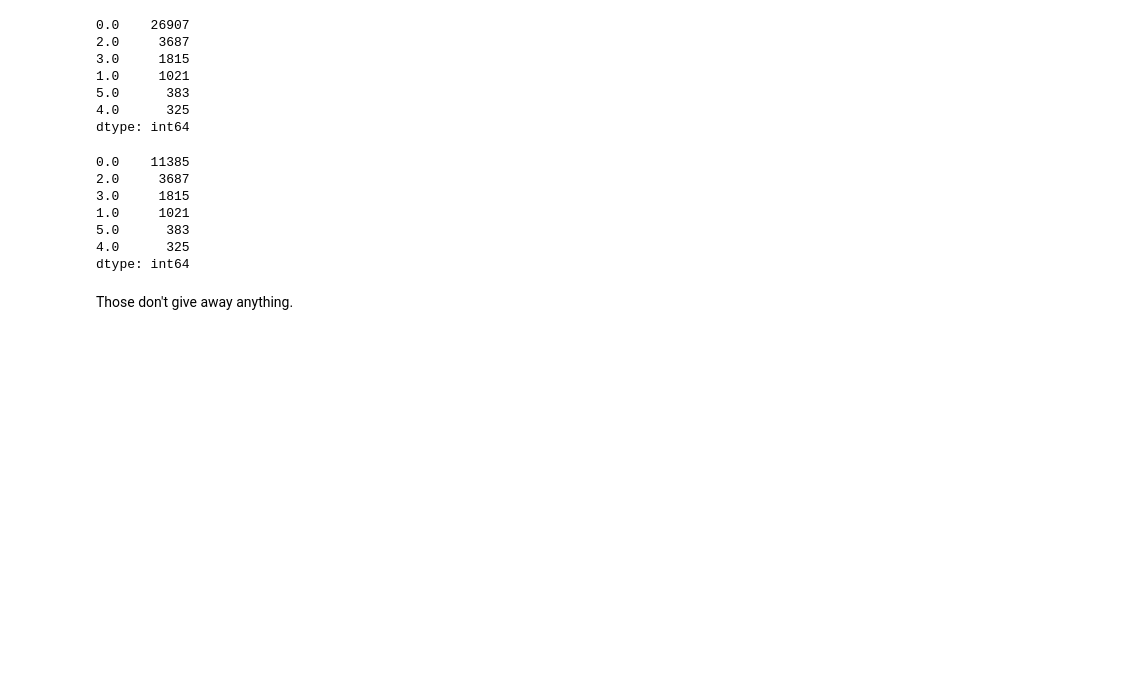
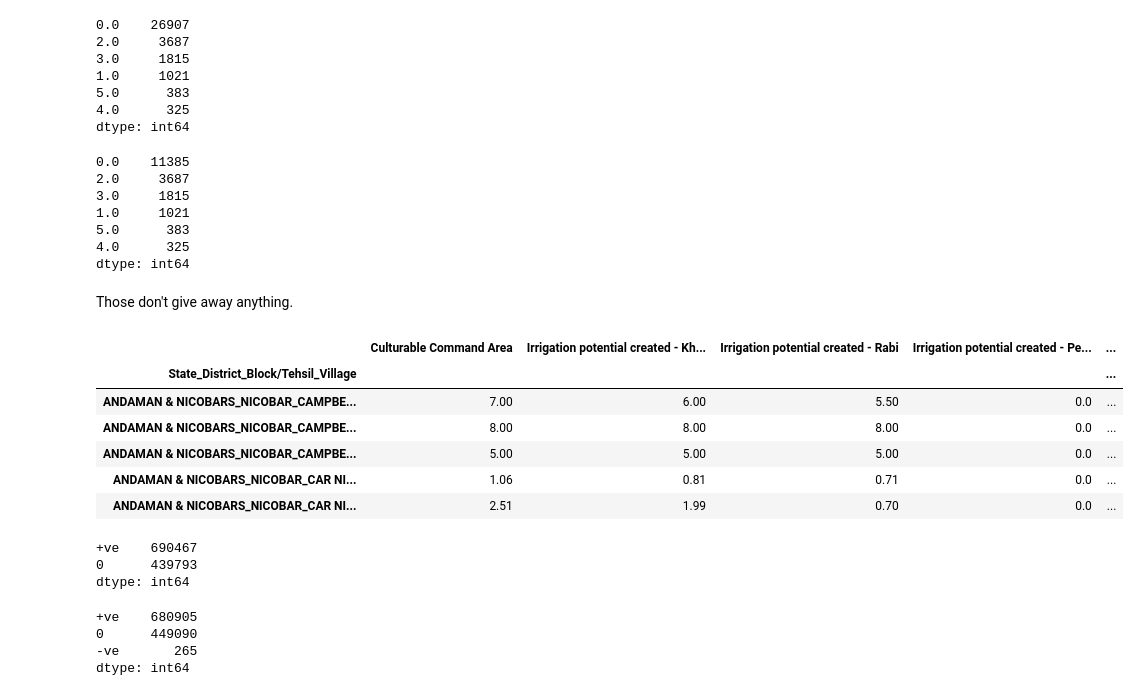
Before and after one commit to Bit-Byte-Drought/5th-minor-irrigation-Census, a Jupyter notebook: CCA/Untitled.ipynb, the cells around one changed output. Drawn from its saved outputs; the diff is of its cells as text; code cells hidden in the pictures; blank space fills up the shorter version.

```diff
--- a/CCA/Untitled.ipynb
+++ b/CCA/Untitled.ipynb
@@ -213,3 +215,42 @@ df1.apply(check, y = df2, axis = 1).sum(axis = 1).value_counts()
 dtype: int64
 # %% [markdown]
 Those don't give away anything.
+# %%
+li = list()
+def add(x, y):
+    if x.name in y.index:
+        x += y.loc[x.name]
+        li.append(x.name)
+    return x
+df4 = df1.apply(add, y = df2, axis = 1)
+df4.append(df2.drop(li))
+df4 = df4.sort_index()
+# %%
+def sub(x, y):
+    if x.name in y.index:
+        x -= y.loc[x.name]
+    return x
+df5 = df3.apply(sub, y = df4, axis = 1)
+# %%
+df5.head()
+# %% [output]
+|  | Culturable Command Area | Irrigation potential created - Kh... | Irrigation potential created - Rabi | Irrigation potential created - Pe... | ... |
+| State_District_Block/Tehsil_Village |  |  |  |  | ... |
+| ANDAMAN & NICOBARS_NICOBAR_CAMPBE... | 7.00 | 6.00 | 5.50 | 0.0 | ... |
+| ANDAMAN & NICOBARS_NICOBAR_CAMPBE... | 8.00 | 8.00 | 8.00 | 0.0 | ... |
+| ANDAMAN & NICOBARS_NICOBAR_CAMPBE... | 5.00 | 5.00 | 5.00 | 0.0 | ... |
+| ANDAMAN & NICOBARS_NICOBAR_CAR NI... | 1.06 | 0.81 | 0.71 | 0.0 | ... |
+| ANDAMAN & NICOBARS_NICOBAR_CAR NI... | 2.51 | 1.99 | 0.70 | 0.0 | ... |
+# %%
+df3.applymap(lambda x : '-ve' if x<0 else '0' if x==0 else '+ve').stack().value_counts()
+# %% [output]
++ve    690467
+0      439793
+dtype: int64
+# %%
+df5.applymap(lambda x : '-ve' if x<0 else '0' if x==0 else '+ve').stack().value_counts()
+# %% [output]
++ve    680905
+0      449090
+-ve       265
+dtype: int64
```
Also changed, not shown: parts of 1 cell of this notebook, 13 other files.
